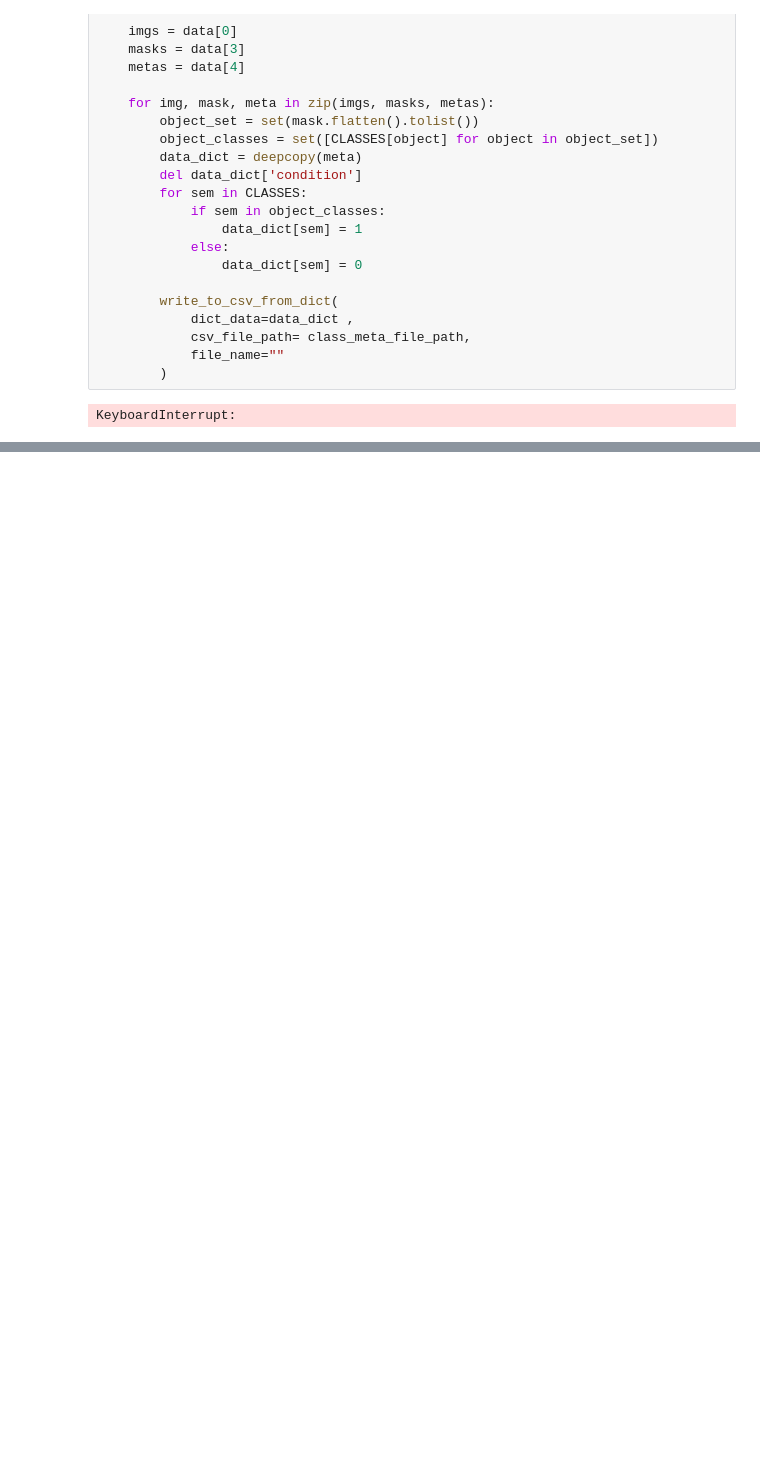
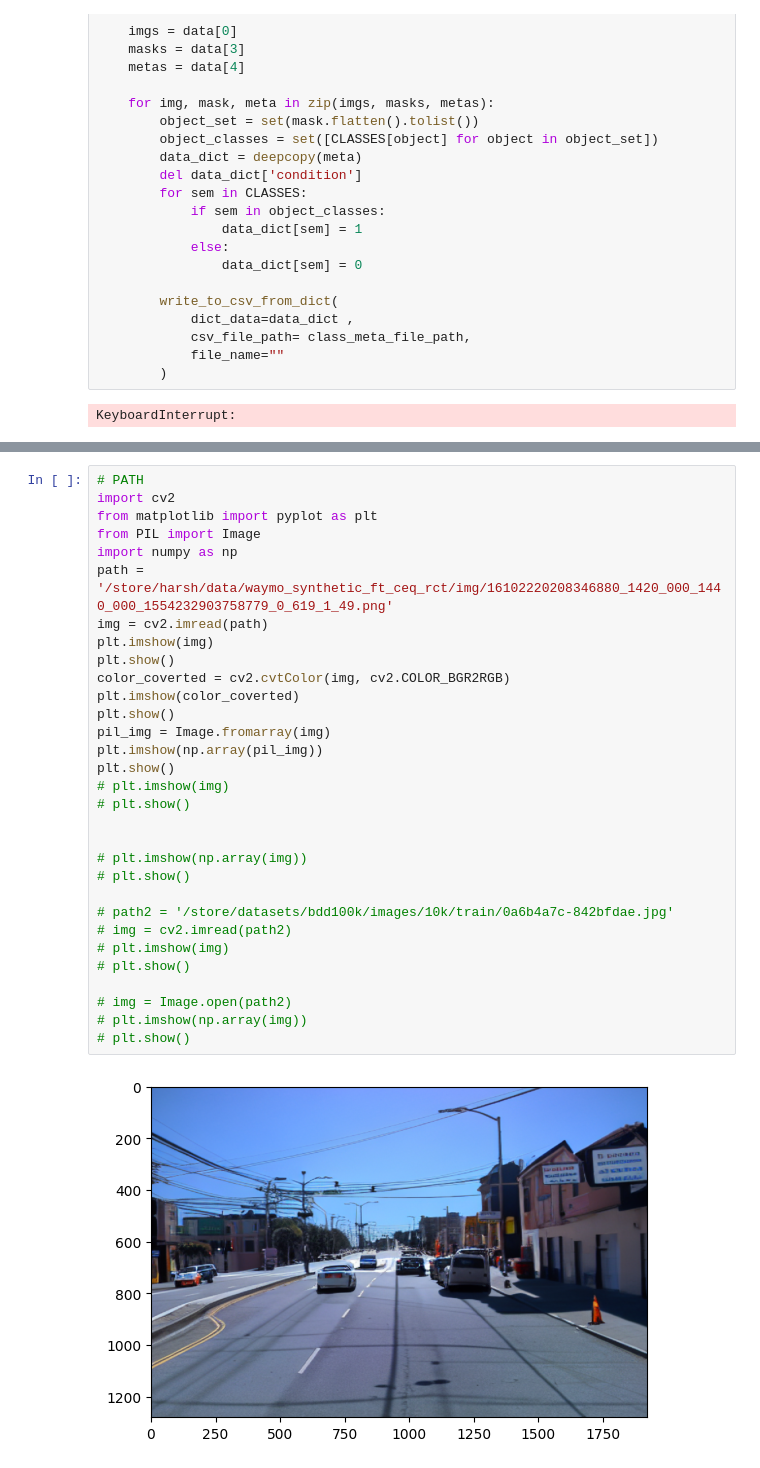
Before and after one commit to UTAustin-SwarmLab/SynDiff-AD, a Jupyter notebook: lang_cond_task_adv_augmentation/lang_data_synthesis/compile_semantic_class.ipynb, the cells around one changed output, grey strips where cells are left out. Drawn from its saved outputs; the diff is of its cells as text; blank space fills up the shorter version.

```diff
--- a/lang_cond_task_adv_augmentation/lang_data_synthesis/compile_semantic_class.ipynb
+++ b/lang_cond_task_adv_augmentation/lang_data_synthesis/compile_semantic_class.ipynb
@@ -84,0 +101,33 @@ KeyboardInterrupt:
+# %%
+# PATH
+import cv2
+from matplotlib import pyplot as plt
+from PIL import Image
+import numpy as np
+path = '/store/harsh/data/waymo_synthetic_ft_ceq_rct/img/16102220208346880_1420_000_1440_000_1554232903758779_0_619_1_49.png'
+img = cv2.imread(path)
+plt.imshow(img)
+plt.show()
+color_coverted = cv2.cvtColor(img, cv2.COLOR_BGR2RGB)
+plt.imshow(color_coverted)
+plt.show()
+pil_img = Image.fromarray(img)
+plt.imshow(np.array(pil_img))
+plt.show()
+# plt.imshow(img)
+# plt.show()
+
+
+# plt.imshow(np.array(img))
+# plt.show()
+
+# path2 = '/store/datasets/bdd100k/images/10k/train/0a6b4a7c-842bfdae.jpg'
+# img = cv2.imread(path2)
+# plt.imshow(img)
+# plt.show()
+
+# img = Image.open(path2)
+# plt.imshow(np.array(img))
+# plt.show()
+# %% [output]
+[figure, added]
```
Also changed, not shown: parts of 3 cells of this notebook.
